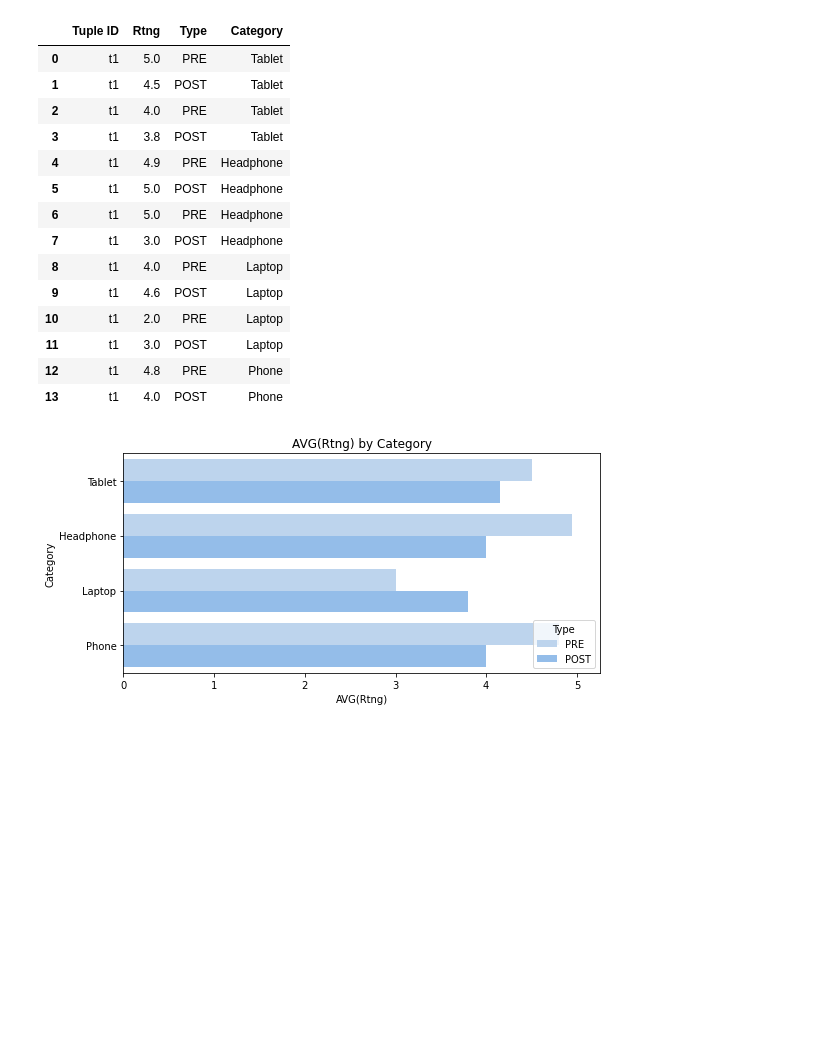
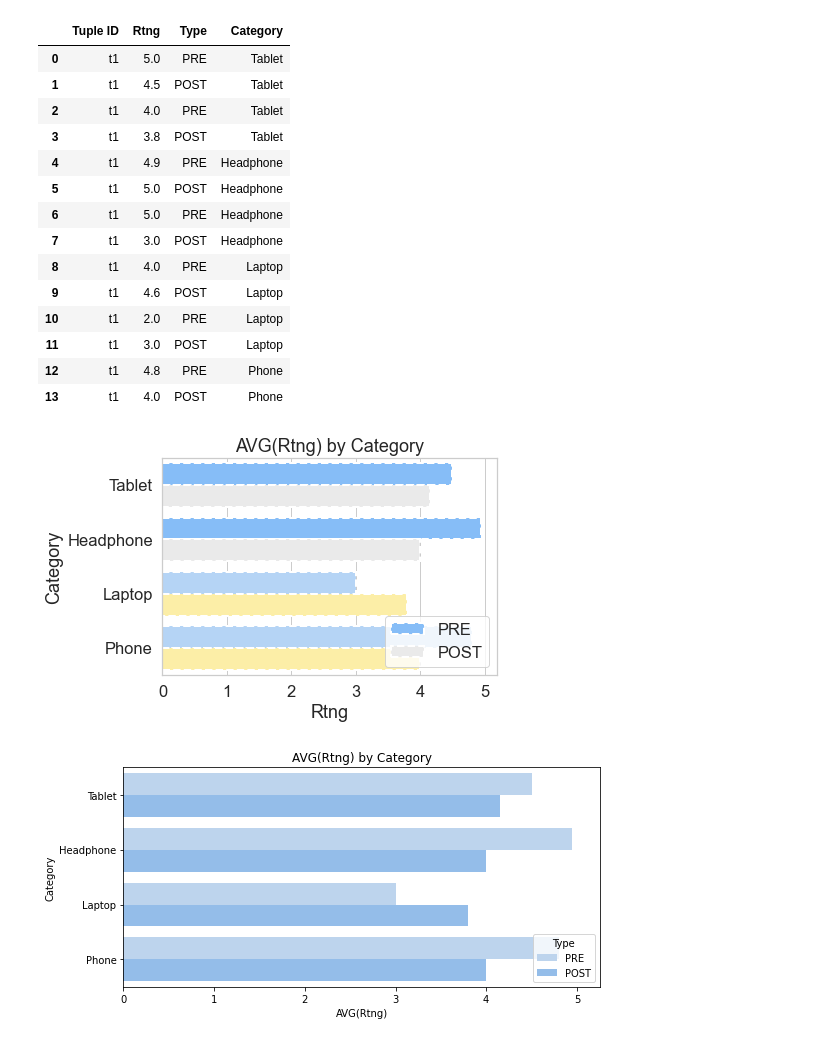
Before and after one commit to ssssssser/HyperRDemo, a Jupyter notebook: plots.ipynb, the cells around one changed output. Drawn from its saved outputs; the diff is of its cells as text; code cells hidden in the pictures; blank space fills up the shorter version.

Commit message:
change figure color, import new amazon dataset

```diff
--- a/plots.ipynb
+++ b/plots.ipynb
@@ -133,6 +133,38 @@ df_plot1
 | 11 | t1 | 3.0 | POST | Laptop |
 | 12 | t1 | 4.8 | PRE | Phone |
 | 13 | t1 | 4.0 | POST | Phone |
+# %%
+ax = sns.barplot(x="Rtng", y="Category", hue="Type",
+                 data=df_plot1[df_plot1['Category'].isin(['Laptop', 'Phone', 'Tablet', 'Headphone'])],
+                 palette="colorblind",  # use colorblind-friendly palette
+                 errwidth=0,
+                 ci=None)  # remove error bars
+
+# Set different colors for each category
+colors = ["#86bdf7", "#b5d4f5", "#eaeaea", "#fceea7"]
+for i, cat in enumerate(['Laptop', 'Phone', 'Tablet', 'Headphone']):
+    bars = ax.patches[i*2:i*2+2]
+    for j, bar in enumerate(bars):
+        bar.set_facecolor(colors[i])
+
+# Set different styles for each type
+for i, typ in enumerate(df_plot1['Type'].unique()):
+    bars = ax.patches[i*8:i*8+8]
+    for j, bar in enumerate(bars):
+        if typ == 'PRE':
+            bar.set_linestyle('dashed')
+            bar.set_linewidth(2)
+        elif typ == 'POST':
+            bar.set_hatch('/')
+            bar.set_edgecolor('black')
+
+# Add legend and title
+ax.legend(loc="lower right")
+ax.set(title="AVG(Rtng) by Category")
+
+plt.show()
+# %% [output]
+[figure, added]
 # %%
 plt.figure(figsize=(8,4))
 ax = sns.barplot(x="Rtng", y="Category", hue='Type',
```
Also changed, not shown: parts of 1 cell of this notebook, 13 other files.
